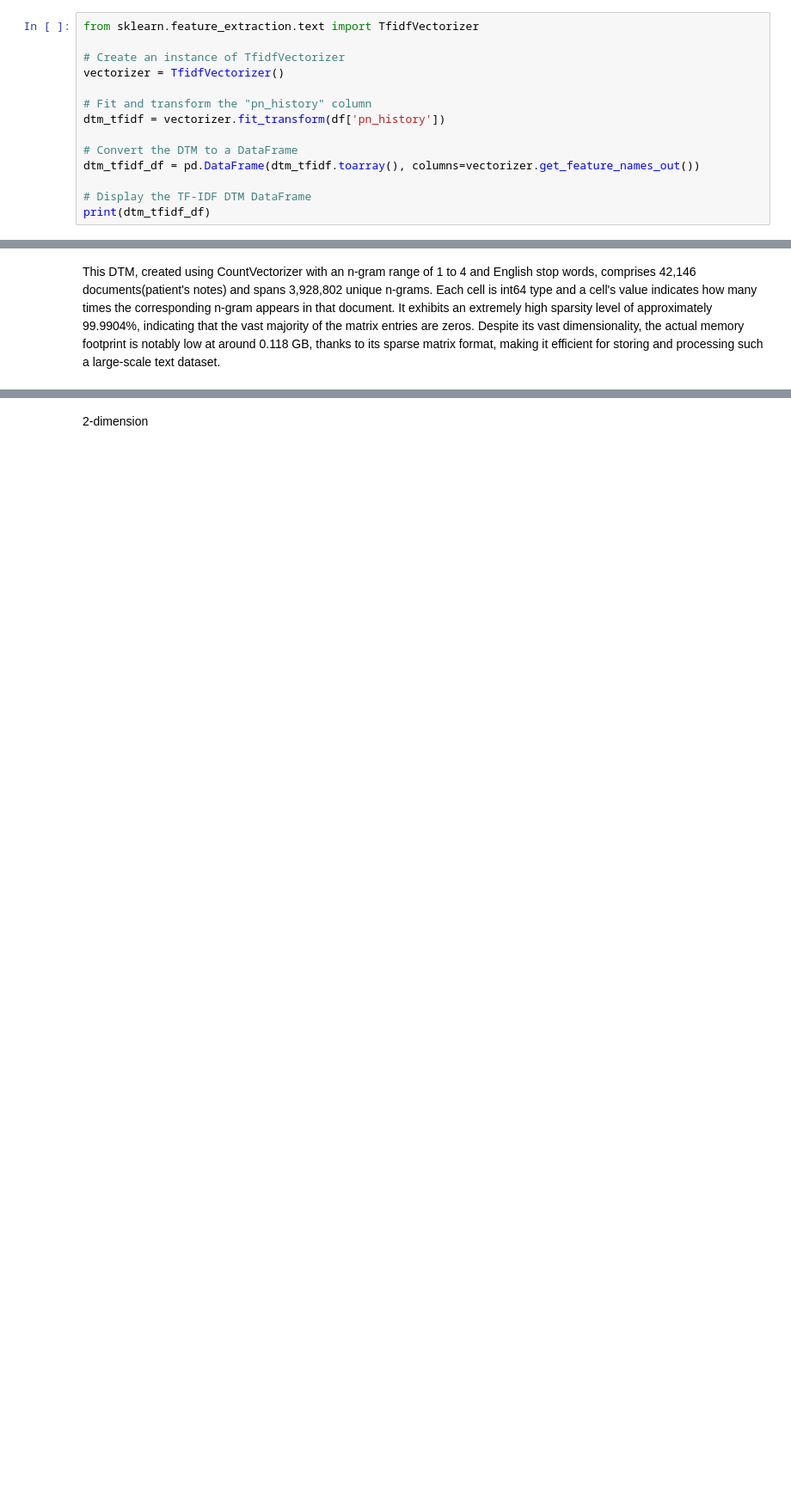
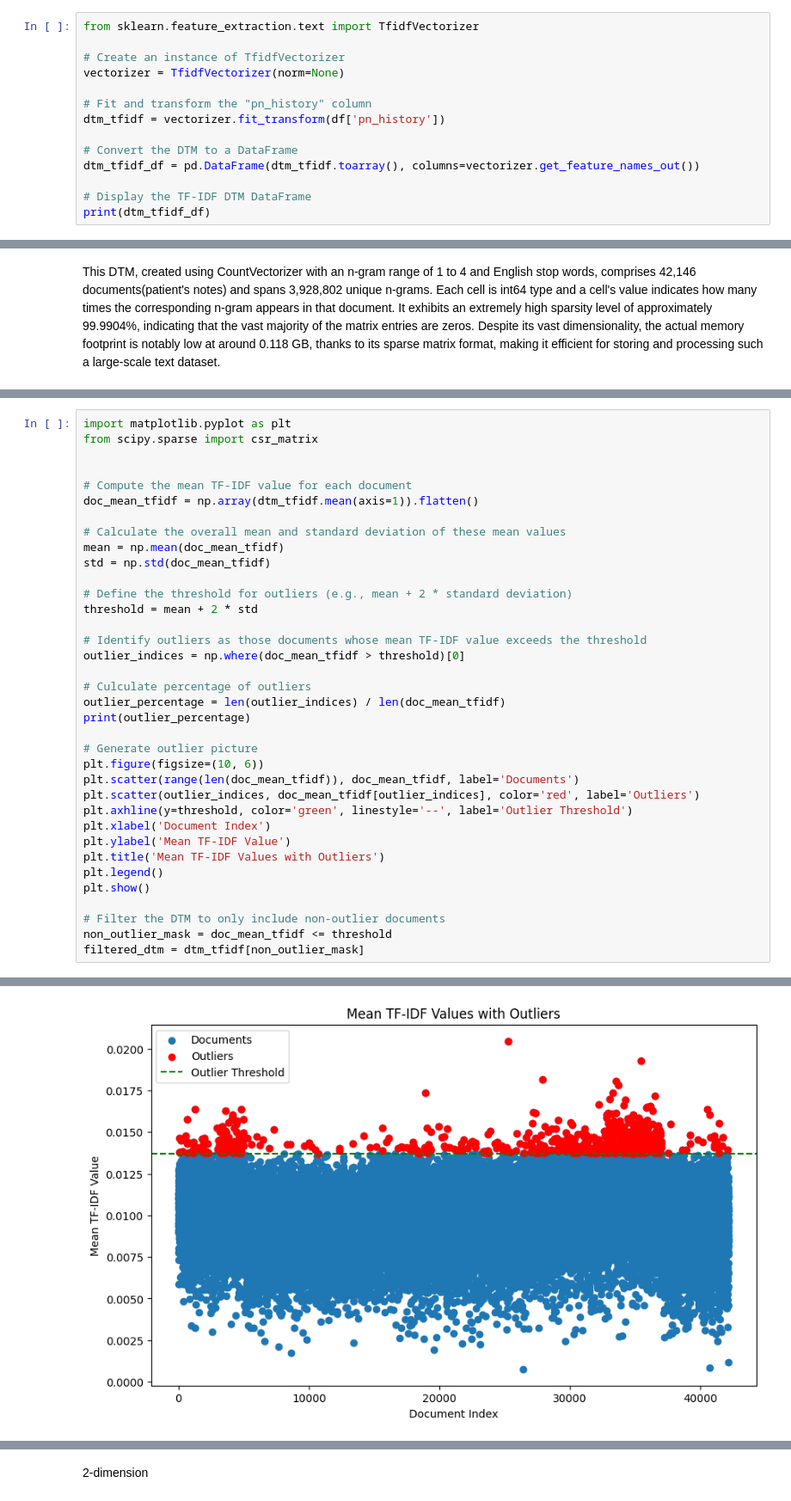
Before and after one commit to awakn123/CS6120NLP, a Jupyter notebook: Assignment1/Assignment1.ipynb, the cells around one changed output, grey strips where cells are left out. Shown at 86% size. Saved outputs shown, nothing was run; the diff lists cells and outputs as text; blank space fills up the shorter version.

Commit message:
normalization and outlier

```diff
--- a/Assignment1/Assignment1.ipynb
+++ b/Assignment1/Assignment1.ipynb
@@ -273,7 +412,7 @@ Use TfidfVectorizer
 from sklearn.feature_extraction.text import TfidfVectorizer
 
 # Create an instance of TfidfVectorizer
-vectorizer = TfidfVectorizer()
+vectorizer = TfidfVectorizer(norm=None)
 
 # Fit and transform the "pn_history" column
 dtm_tfidf = vectorizer.fit_transform(df['pn_history'])
@@ -365,0 +504,37 @@ When analyzing the outlier, we use the sum of TF-IDF scores of each document. Mo
+# %%
+import matplotlib.pyplot as plt
+from scipy.sparse import csr_matrix
+
+
+# Compute the mean TF-IDF value for each document
+doc_mean_tfidf = np.array(dtm_tfidf.mean(axis=1)).flatten()
+
+# Calculate the overall mean and standard deviation of these mean values
+mean = np.mean(doc_mean_tfidf)
+std = np.std(doc_mean_tfidf)
+
+# Define the threshold for outliers (e.g., mean + 2 * standard deviation)
+threshold = mean + 2 * std
+
+# Identify outliers as those documents whose mean TF-IDF value exceeds the threshold
+outlier_indices = np.where(doc_mean_tfidf > threshold)[0]
+
+# Culculate percentage of outliers
+outlier_percentage = len(outlier_indices) / len(doc_mean_tfidf)
+print(outlier_percentage)
+
+# Generate outlier picture
+plt.figure(figsize=(10, 6))
+plt.scatter(range(len(doc_mean_tfidf)), doc_mean_tfidf, label='Documents')
+plt.scatter(outlier_indices, doc_mean_tfidf[outlier_indices], color='red', label='Outliers')
+plt.axhline(y=threshold, color='green', linestyle='--', label='Outlier Threshold')
+plt.xlabel('Document Index')
+plt.ylabel('Mean TF-IDF Value')
+plt.title('Mean TF-IDF Values with Outliers')
+plt.legend()
+plt.show()
+
+# Filter the DTM to only include non-outlier documents
+non_outlier_mask = doc_mean_tfidf <= threshold
+filtered_dtm = dtm_tfidf[non_outlier_mask]
+# %% [output]
@@ -365,0 +542 @@ When analyzing the outlier, we use the sum of TF-IDF scores of each document. Mo
+[figure, added]
```
Also changed, not shown: parts of 20 cells of this notebook, 1 other file.
